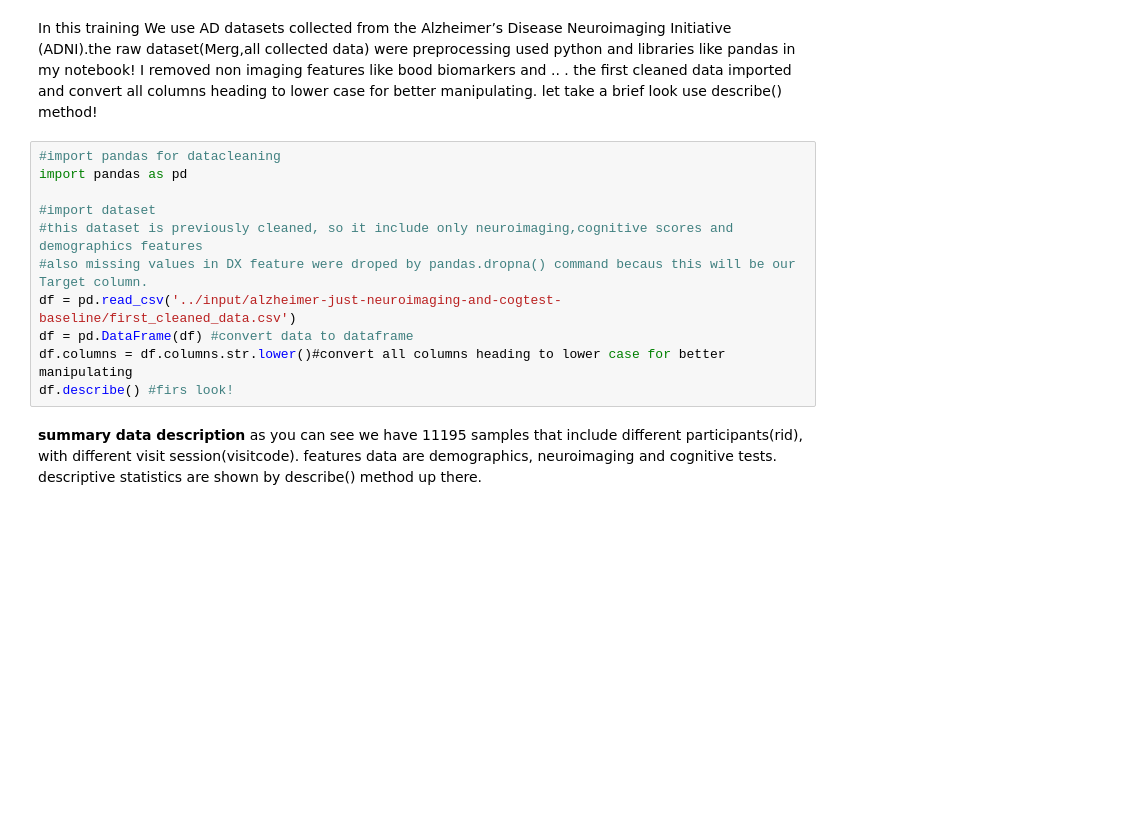
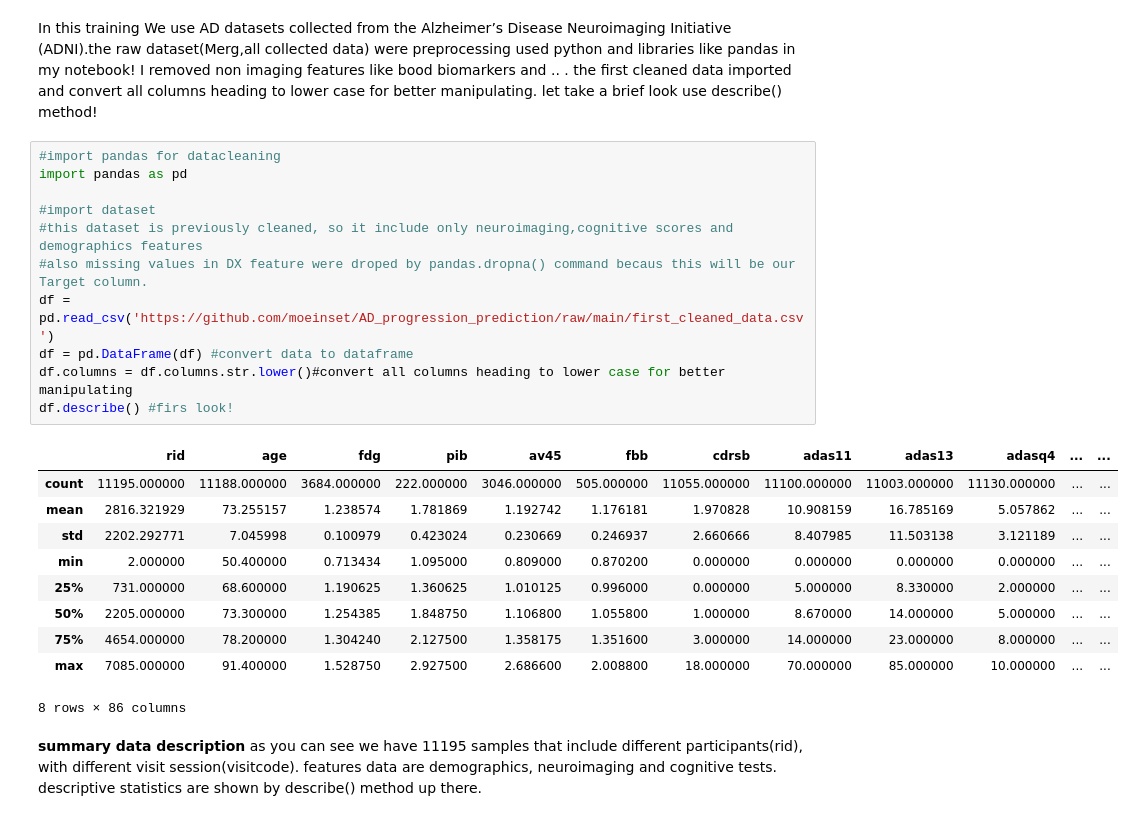
Before and after one commit to moeinset/AD_progression_prediction, a Jupyter notebook: alzheimer_progression_by_neuroimaging_and.ipynb, the cells around one changed output. Saved outputs shown, nothing was run; the diff lists cells and outputs as text; blank space fills up the shorter version.

```diff
--- a/alzheimer_progression_by_neuroimaging_and.ipynb
+++ b/alzheimer_progression_by_neuroimaging_and.ipynb
@@ -26,14 +13,25 @@ In this training We use AD datasets collected from the Alzheimer’s Disease Neu
 # %%
 #import pandas for datacleaning
 import pandas as pd
 
 #import dataset
 #this dataset is previously cleaned, so it include only neuroimaging,cognitive scores and demographics features
 #also missing values in DX feature were droped by pandas.dropna() command becaus this will be our Target column.
-df = pd.read_csv('../input/alzheimer-just-neuroimaging-and-cogtest-baseline/first_cleaned_data.csv')
+df = pd.read_csv('https://github.com/moeinset/AD_progression_prediction/raw/main/first_cleaned_data.csv')
 df = pd.DataFrame(df) #convert data to dataframe
 df.columns = df.columns.str.lower()#convert all columns heading to lower case for better manipulating
 df.describe() #firs look!
+# %% [output]
+|  | rid | age | fdg | pib | av45 | fbb | cdrsb | adas11 | adas13 | adasq4 | ... | ... |
+| count | 11195.000000 | 11188.000000 | 3684.000000 | 222.000000 | 3046.000000 | 505.000000 | 11055.000000 | 11100.000000 | 11003.000000 | 11130.000000 | ... | ... |
+| mean | 2816.321929 | 73.255157 | 1.238574 | 1.781869 | 1.192742 | 1.176181 | 1.970828 | 10.908159 | 16.785169 | 5.057862 | ... | ... |
+| std | 2202.292771 | 7.045998 | 0.100979 | 0.423024 | 0.230669 | 0.246937 | 2.660666 | 8.407985 | 11.503138 | 3.121189 | ... | ... |
+| min | 2.000000 | 50.400000 | 0.713434 | 1.095000 | 0.809000 | 0.870200 | 0.000000 | 0.000000 | 0.000000 | 0.000000 | ... | ... |
+| 25% | 731.000000 | 68.600000 | 1.190625 | 1.360625 | 1.010125 | 0.996000 | 0.000000 | 5.000000 | 8.330000 | 2.000000 | ... | ... |
+| 50% | 2205.000000 | 73.300000 | 1.254385 | 1.848750 | 1.106800 | 1.055800 | 1.000000 | 8.670000 | 14.000000 | 5.000000 | ... | ... |
+| 75% | 4654.000000 | 78.200000 | 1.304240 | 2.127500 | 1.358175 | 1.351600 | 3.000000 | 14.000000 | 23.000000 | 8.000000 | ... | ... |
+| max | 7085.000000 | 91.400000 | 1.528750 | 2.927500 | 2.686600 | 2.008800 | 18.000000 | 70.000000 | 85.000000 | 10.000000 | ... | ... |
+8 rows × 86 columns
 # %% [markdown]
 **summary data description**
 as you can see we have 11195 samples that include different participants(rid), with different visit session(visitcode). features data are demographics, neuroimaging and cognitive tests. descriptive statistics are shown by describe() method up there.
```
Also changed, not shown: parts of 2 cells of this notebook.
